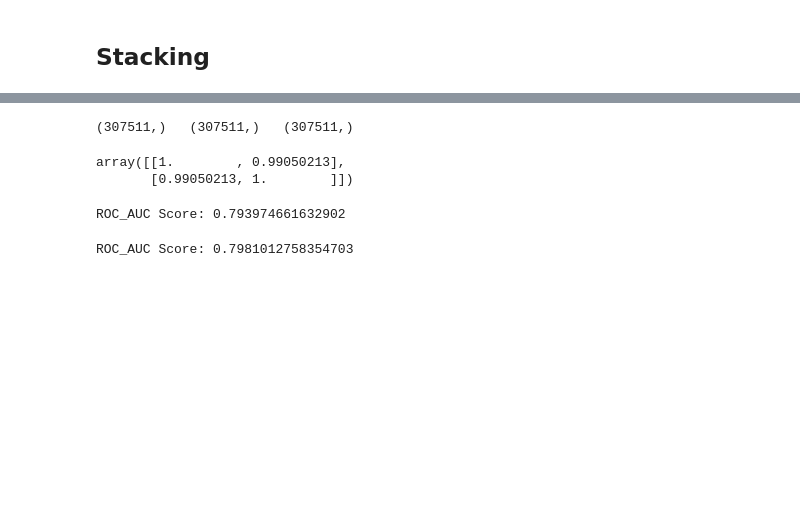
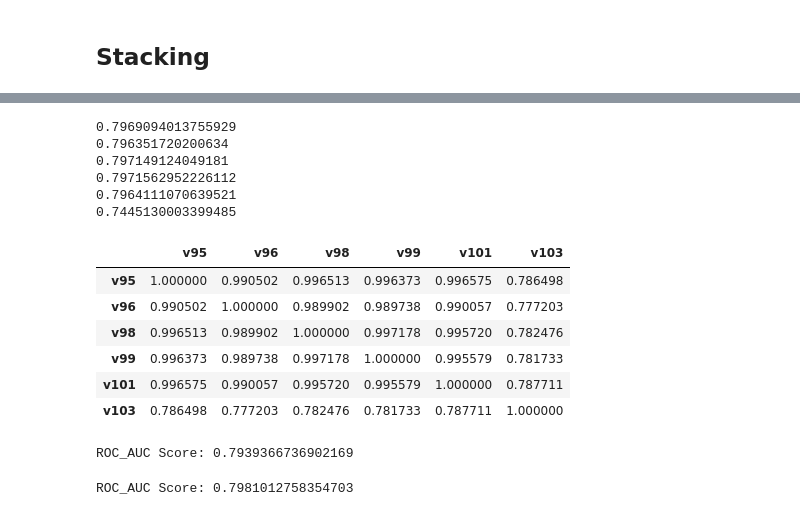
Before and after one commit to numb3r33/Kaggle_Home_Credit, a Jupyter notebook: notebooks/Polya.ipynb, the cells around one changed output, grey strips where cells are left out. Saved outputs shown, nothing was run; the diff lists cells and outputs as text; code cells hidden in the pictures; blank space fills up the shorter version.

```diff
--- a/notebooks/Polya.ipynb
+++ b/notebooks/Polya.ipynb
@@ -1088,15 +1093,41 @@ lgb.plot_importance(m.booster_, max_num_features=30, ax=ax);
 # %%
-v95_oof_preds = np.load('../data/oof_sub/v95_4457_oof_preds.npy')
-v96_oof_preds = np.load('../data/oof_sub/v96_4457_oof_preds.npy')
+v95_oof_preds  = np.load('../data/oof_sub/v95_4457_oof_preds.npy')
+v96_oof_preds  = np.load('../data/oof_sub/v96_4457_oof_preds.npy')
+v98_oof_preds  = np.load('../data/oof_sub/v98_4457_oof_preds.npy')
+v99_oof_preds  = np.load('../data/oof_sub/v99_4457_oof_preds.npy')
+v101_oof_preds = np.load('../data/oof_sub/v101_4457_oof_preds.npy')
+v103_oof_preds = np.load('../data/oof_sub/v103_4457_oof_preds.npy')
+
 target        = np.load('../data/oof_sub/target.npy')
-
-
-print(v95_oof_preds.shape, ' ', v96_oof_preds.shape, ' ', target.shape)
-# %% [output]
-(307511,)   (307511,)   (307511,)
-# %%
-np.corrcoef(v95_oof_preds, v96_oof_preds)
-# %% [output]
-array([[1.        , 0.99050213],
-       [0.99050213, 1.        ]])
+# %%
+# individual auc
+print(roc_auc_score(target, v95_oof_preds))
+print(roc_auc_score(target, v96_oof_preds))
+print(roc_auc_score(target, v98_oof_preds))
+print(roc_auc_score(target, v99_oof_preds))
+print(roc_auc_score(target, v101_oof_preds))
+print(roc_auc_score(target, v103_oof_preds))
+# %% [output]
+0.7969094013755929
+0.796351720200634
+0.797149124049181
+0.7971562952226112
+0.7964111070639521
+0.7445130003399485
+# %%
+pd.DataFrame({'v95': v95_oof_preds,
+              'v96': v96_oof_preds,
+              'v98': v98_oof_preds,
+              'v99': v99_oof_preds,
+              'v101': v101_oof_preds,
+              'v103': v103_oof_preds
+             }).corr()
+# %% [output]
+|  | v95 | v96 | v98 | v99 | v101 | v103 |
+| v95 | 1.000000 | 0.990502 | 0.996513 | 0.996373 | 0.996575 | 0.786498 |
+| v96 | 0.990502 | 1.000000 | 0.989902 | 0.989738 | 0.990057 | 0.777203 |
+| v98 | 0.996513 | 0.989902 | 1.000000 | 0.997178 | 0.995720 | 0.782476 |
+| v99 | 0.996373 | 0.989738 | 0.997178 | 1.000000 | 0.995579 | 0.781733 |
+| v101 | 0.996575 | 0.990057 | 0.995720 | 0.995579 | 1.000000 | 0.787711 |
+| v103 | 0.786498 | 0.777203 | 0.782476 | 0.781733 | 0.787711 | 1.000000 |
 # %%
@@ -1107,16 +1144,19 @@ Xtr, Xte, ytr, yte = train_test_split(X, y, test_size=.3, random_state=SEED)
 # %%
 m = xgb.XGBClassifier(n_estimators=150,
                       max_depth=2,
-                      learning_rate=.06,
-                      min_child_weight=5,
+                      learning_rate=.03,
+                      min_child_weight=20,
+                      gamma=1,
                       n_jobs=4,
                       seed=SEED)
+
+# m = LogisticRegression(C=10, random_state=SEED, n_jobs=-1)
 m.fit(Xtr, ytr)
 val_preds = m.predict_proba(Xte)[:, 1]
 
 print('ROC_AUC Score: {}'.format(roc_auc_score(yte, val_preds)))
 # %% [output]
-ROC_AUC Score: 0.793974661632902
+ROC_AUC Score: 0.7939366736902169
 # %%
 m = xgb.XGBClassifier(n_estimators=150,
                       max_depth=2,
```
Also changed, not shown: parts of 2 cells of this notebook, 1 other file.
